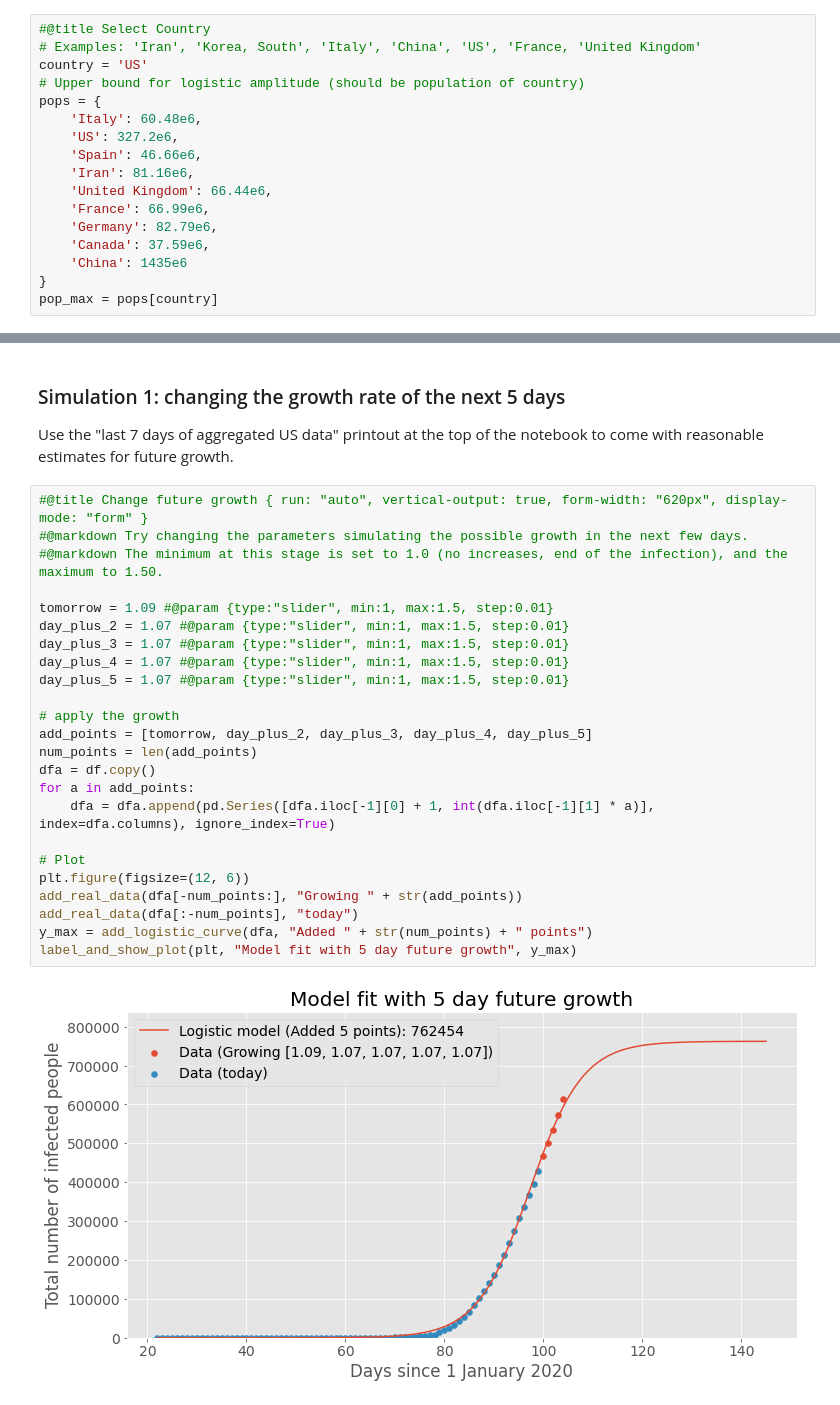
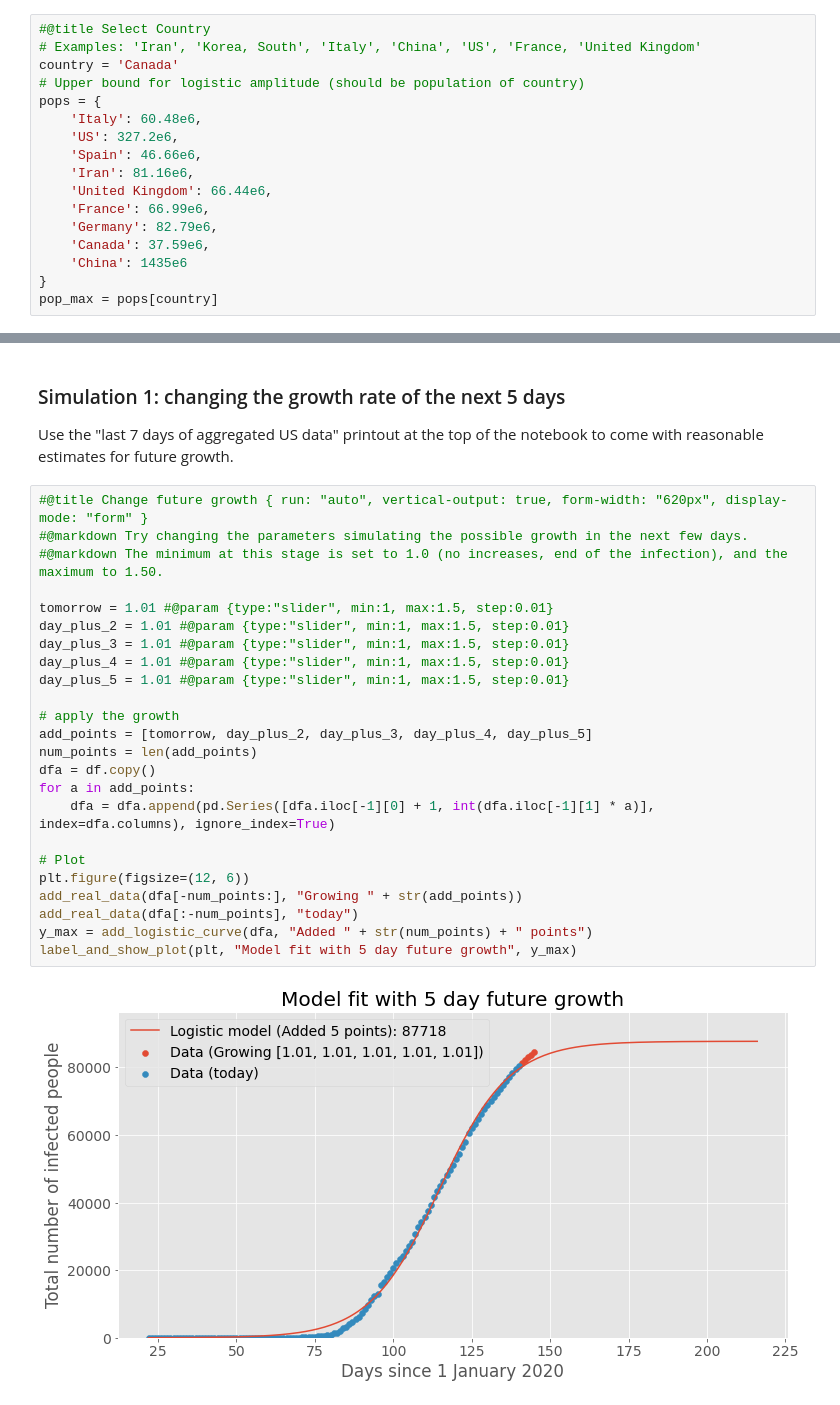
Before and after one commit to s-moran/covid-19-modeling, a Jupyter notebook: Covid19_Infection_Prediction.ipynb, the cells around one changed output, grey strips where cells are left out. Saved outputs shown, nothing was run; the diff lists cells and outputs as text.

Commit message:
Canada data/charts update

```diff
--- a/Covid19_Infection_Prediction.ipynb
+++ b/Covid19_Infection_Prediction.ipynb
@@ -39,7 +41,7 @@ This is the data repository for the 2019 Novel Coronavirus Visual Dashboard oper
 # %%
 #@title Select Country
 # Examples: 'Iran', 'Korea, South', 'Italy', 'China', 'US', 'France, 'United Kingdom'
-country = 'US'
+country = 'Canada'
 # Upper bound for logistic amplitude (should be population of country)
 pops = {
     'Italy': 60.48e6,
@@ -298,26 +300,26 @@ Use the "last 7 days of aggregated US data" printout at the top of the notebook
 # %%
 #@title Change future growth { run: "auto", vertical-output: true, form-width: "620px", display-mode: "form" }
 #@markdown Try changing the parameters simulating the possible growth in the next few days.
 #@markdown The minimum at this stage is set to 1.0 (no increases, end of the infection), and the maximum to 1.50.
 
-tomorrow = 1.09 #@param {type:"slider", min:1, max:1.5, step:0.01}
-day_plus_2 = 1.07 #@param {type:"slider", min:1, max:1.5, step:0.01}
-day_plus_3 = 1.07 #@param {type:"slider", min:1, max:1.5, step:0.01}
-day_plus_4 = 1.07 #@param {type:"slider", min:1, max:1.5, step:0.01}
-day_plus_5 = 1.07 #@param {type:"slider", min:1, max:1.5, step:0.01}
+tomorrow = 1.01 #@param {type:"slider", min:1, max:1.5, step:0.01}
+day_plus_2 = 1.01 #@param {type:"slider", min:1, max:1.5, step:0.01}
+day_plus_3 = 1.01 #@param {type:"slider", min:1, max:1.5, step:0.01}
+day_plus_4 = 1.01 #@param {type:"slider", min:1, max:1.5, step:0.01}
+day_plus_5 = 1.01 #@param {type:"slider", min:1, max:1.5, step:0.01}
 
 # apply the growth
 add_points = [tomorrow, day_plus_2, day_plus_3, day_plus_4, day_plus_5]
 num_points = len(add_points)
 dfa = df.copy()
 for a in add_points:
     dfa = dfa.append(pd.Series([dfa.iloc[-1][0] + 1, int(dfa.iloc[-1][1] * a)], index=dfa.columns), ignore_index=True)
 
 # Plot
 plt.figure(figsize=(12, 6))
 add_real_data(dfa[-num_points:], "Growing " + str(add_points))
 add_real_data(dfa[:-num_points], "today")
 y_max = add_logistic_curve(dfa, "Added " + str(num_points) + " points")
 label_and_show_plot(plt, "Model fit with 5 day future growth", y_max)
 # %% [output]
-[figure, old version]
+[figure, new version]
```
Also changed, not shown: parts of 8 cells of this notebook.
